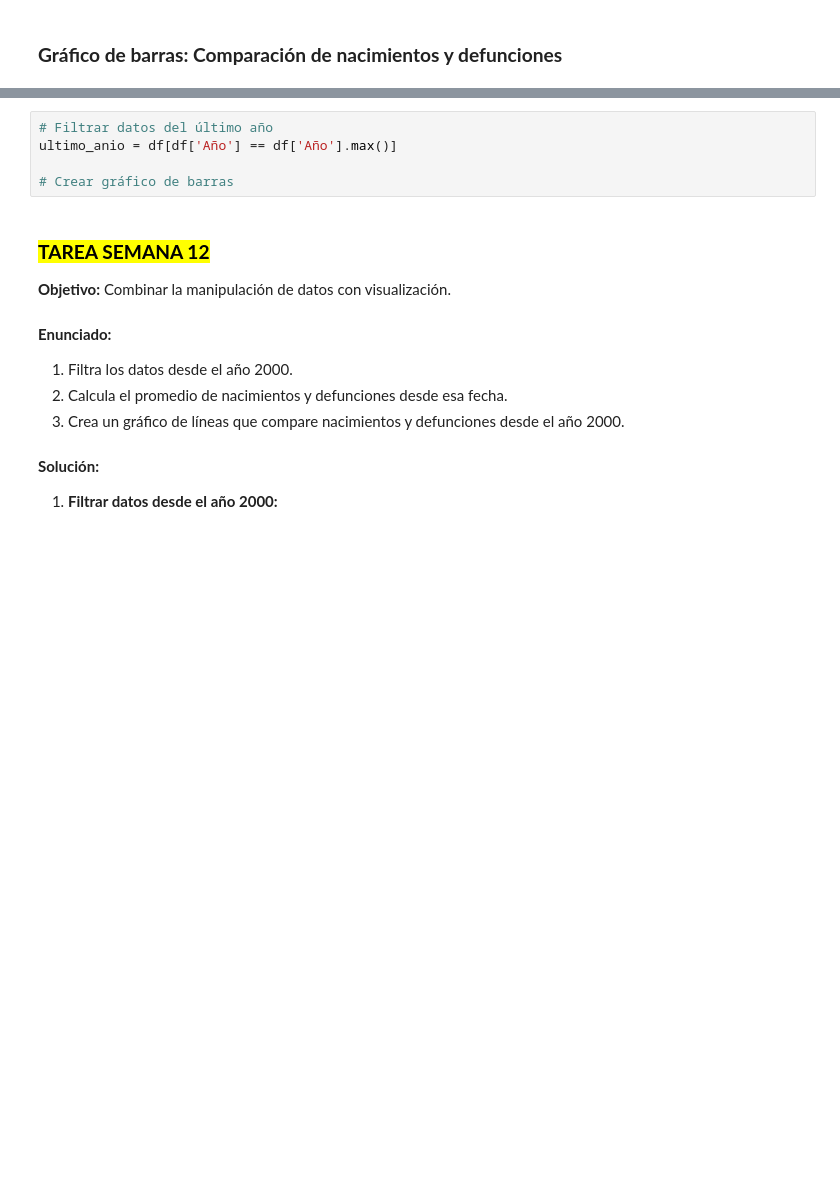
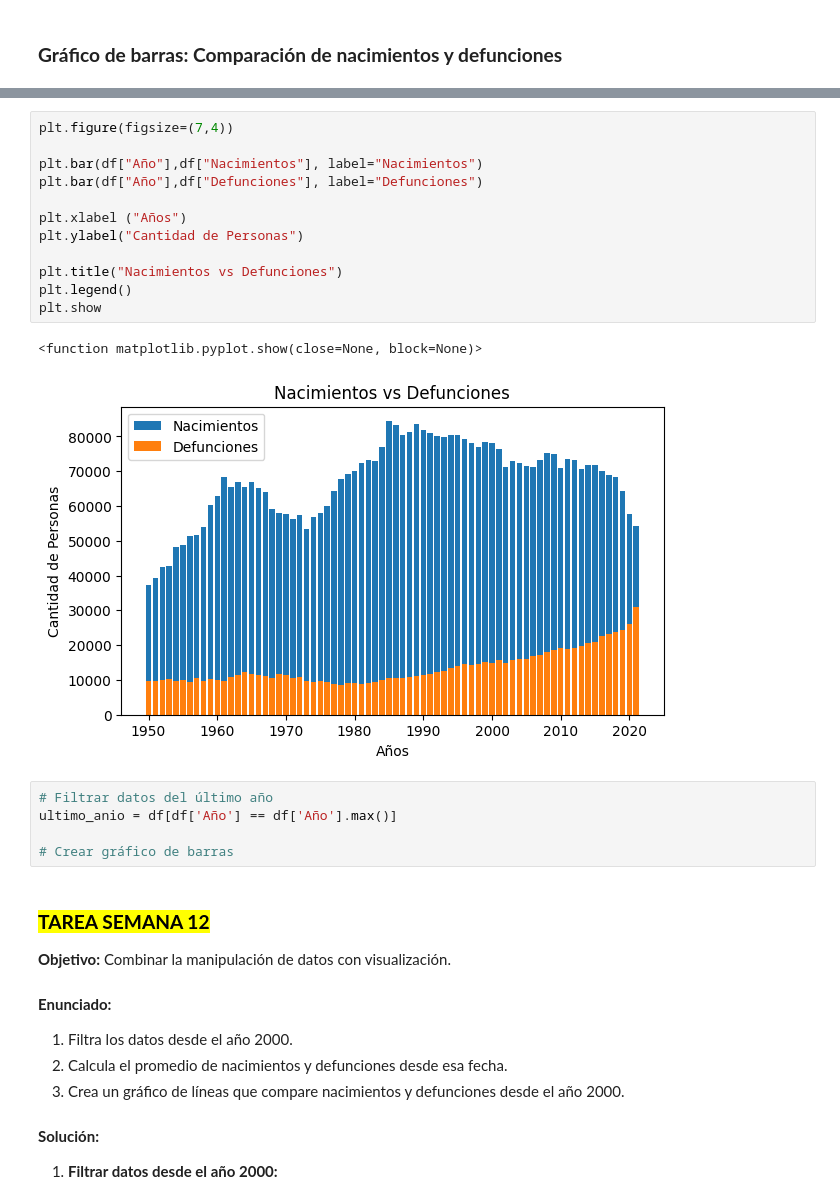
Before and after one commit to FiorellaChava/Programacion-Python-Basico-GRUPO-1---6181133432, a Jupyter notebook: Estudiantes/fiorella chavarria/semana 5/Clase 10/tarea/Practica_9.ipynb, the cells around one changed output, grey strips where cells are left out. Cells and saved outputs as stored; diff of their text form; blank space fills up the shorter version.

```diff
--- a/Estudiantes/fiorella chavarria/semana 5/Clase 10/tarea/Practica_9.ipynb
+++ b/Estudiantes/fiorella chavarria/semana 5/Clase 10/tarea/Practica_9.ipynb
@@ -240,3 +271,18 @@ df_rango_anios
+# %%
+plt.figure(figsize=(7,4))
+
+plt.bar(df["Año"],df["Nacimientos"], label="Nacimientos")
+plt.bar(df["Año"],df["Defunciones"], label="Defunciones")
+
+plt.xlabel ("Años")
+plt.ylabel("Cantidad de Personas")
+
+plt.title("Nacimientos vs Defunciones")
+plt.legend()
+plt.show
+# %% [output]
+<function matplotlib.pyplot.show(close=None, block=None)>
+[figure, added]
 # %%
 # Filtrar datos del último año
 ultimo_anio = df[df['Año'] == df['Año'].max()]
```
Also changed, not shown: parts of 13 cells of this notebook.
